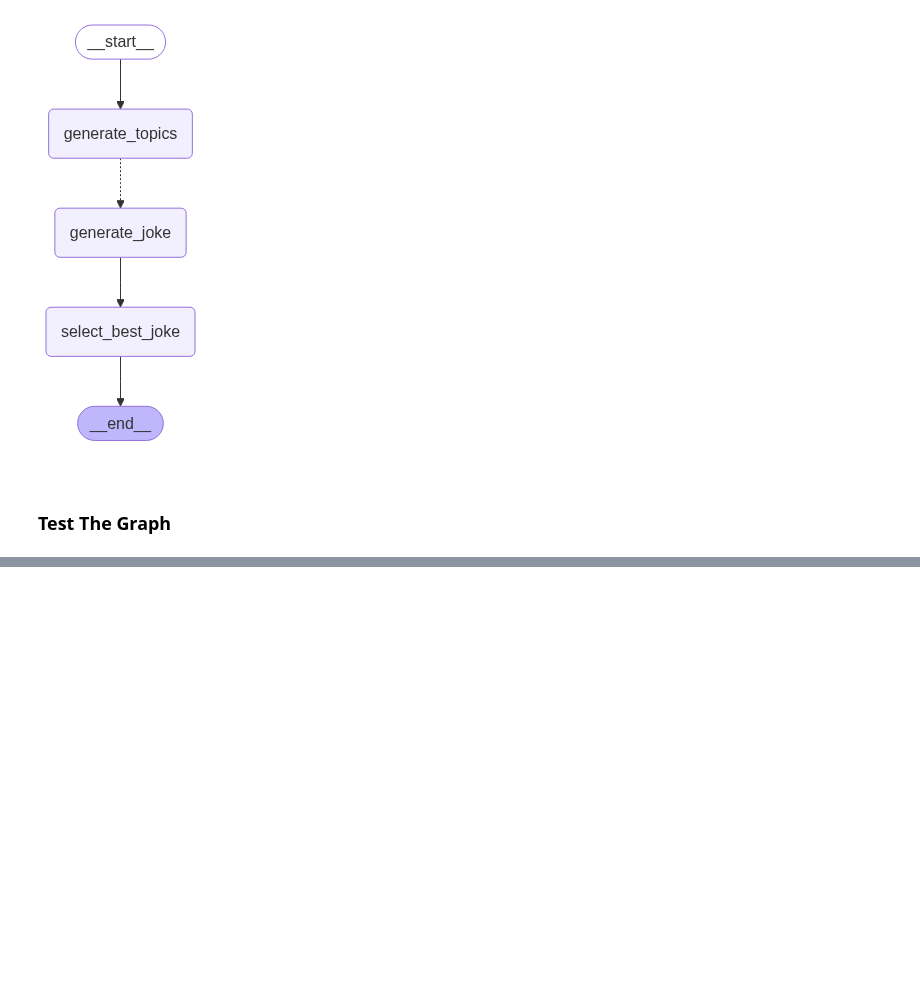
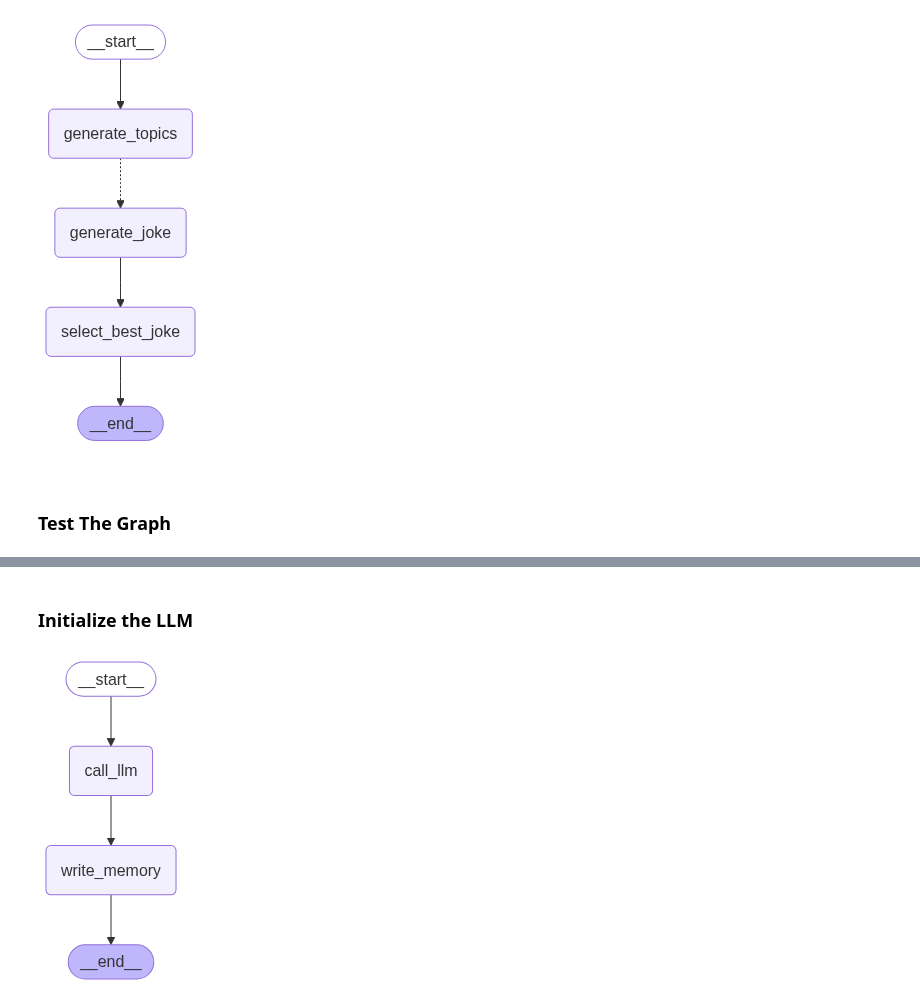
Before and after one commit to chineidu/AI-Tutorials, a Jupyter notebook: notebooks/Langgraph/04-langGraph-basics-2.ipynb, the cells around one changed output, grey strips where cells are left out. Saved outputs shown, nothing was run; the diff lists cells and outputs as text; code cells hidden in the pictures; blank space fills up the shorter version.

Commit message:
chore: LangGraph studio setup

```diff
--- a/notebooks/Langgraph/04-langGraph-basics-2.ipynb
+++ b/notebooks/Langgraph/04-langGraph-basics-2.ipynb
@@ -368,0 +477,7 @@ async for s in graph.astream({"topic": topic}):
+# %%
+class DataState(TypedDict):
+    messages: Annotated[list[Any], add_messages]
+
+
+class DataStateValidator(BaseModel):
+    messages: Annotated[list[Any], add_messages]
@@ -368,0 +535,11 @@ async for s in graph.astream({"topic": topic}):
+# %% [markdown]
+### Initialize the LLM
+# %%
+model_str: str = f"openai:{ModelEnum.LLAMA_3p2_3B_INSTRUCT_REMOTE.value}"
+llm: BaseChatModel = init_chat_model(
+    model=model_str,
+    api_key=settings.OPENROUTER_API_KEY.get_secret_value(),
+    base_url=settings.OPENROUTER_URL,
+    temperature=0.0,
+    seed=0,
+)
@@ -368,0 +601,27 @@ async for s in graph.astream({"topic": topic}):
+# %%
+# Graph
+graph_builder = StateGraph(DataState)
+
+# Add nodes
+graph_builder.add_node("call_llm", call_llm)
+graph_builder.add_node("write_memory", write_memory)
+
+# Add edges
+graph_builder.add_edge(START, "call_llm")
+graph_builder.add_edge("call_llm", "write_memory")
+graph_builder.add_edge("write_memory", END)
+
+# Long-term-memory store (across threads)
+across_thread_memory = InMemoryStore()
+# Short-term-memory store (within a thread) checkpointer
+within_thread_memory = MemorySaver()
+
+# Compile
+graph = graph_builder.compile(
+    checkpointer=within_thread_memory, store=across_thread_memory
+).with_config(run_name="chatbot-with-memory")
+
+# Visualize
+display(Image(graph.get_graph(xray=1).draw_mermaid_png()))
+# %% [output]
+[figure, added]
```
Also changed, not shown: parts of 34 cells of this notebook, 17 other files.
